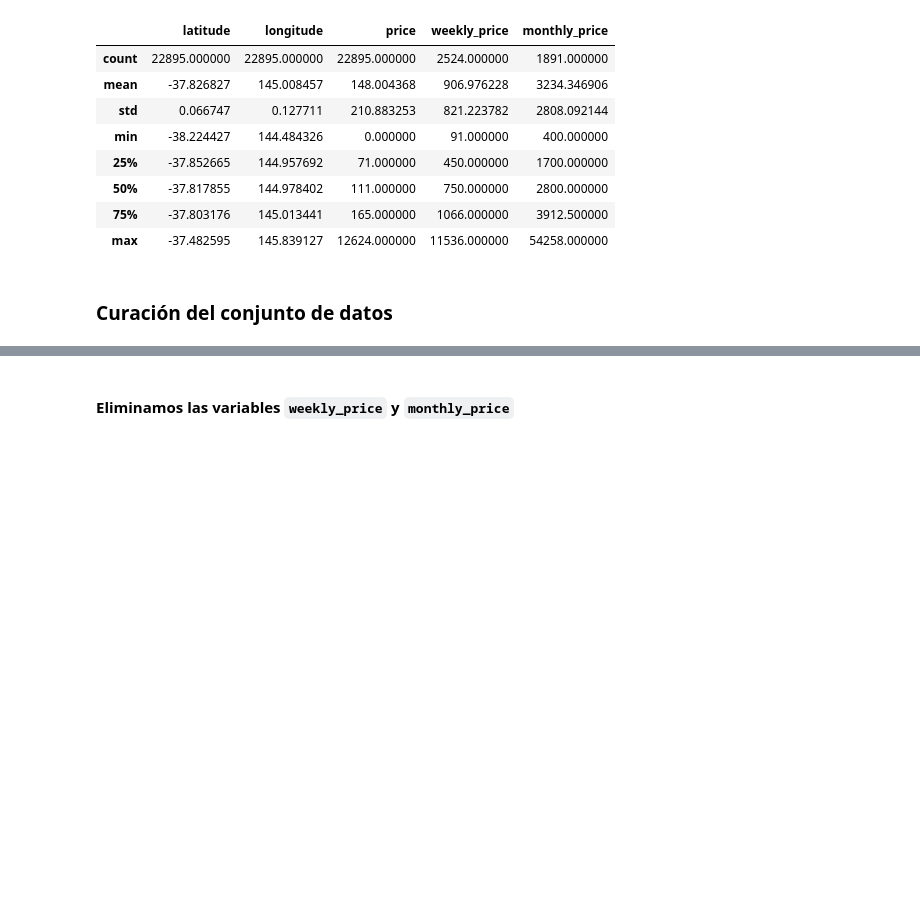
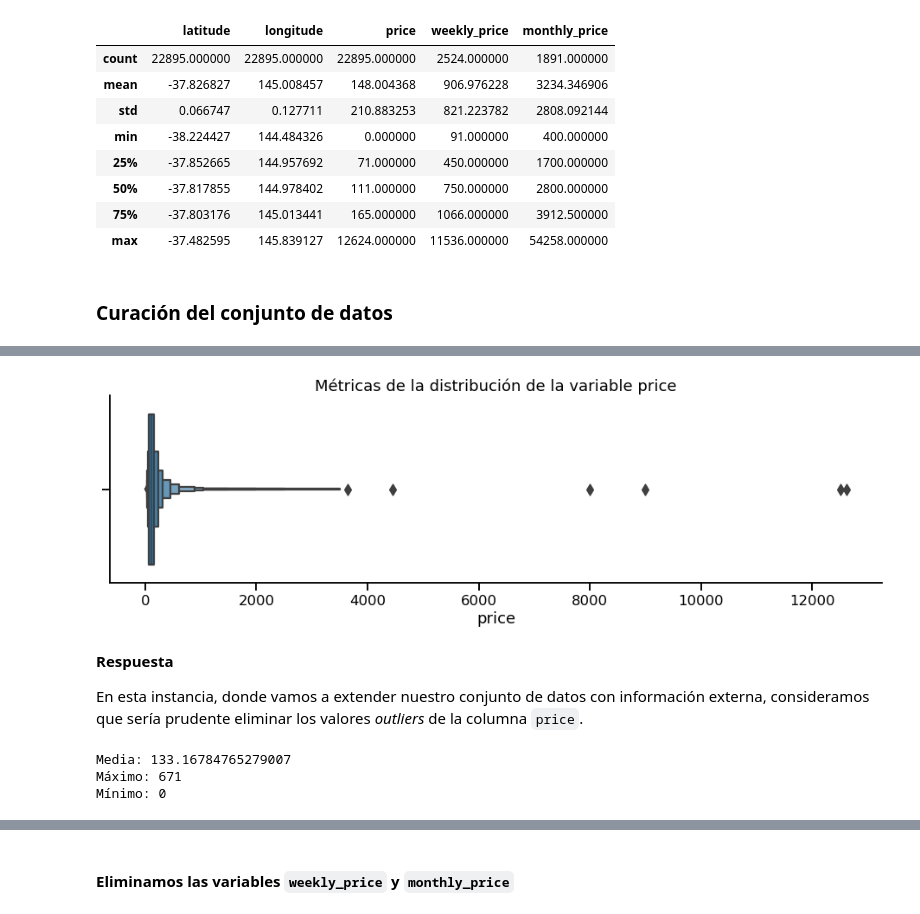
Before and after one commit to mgobbi289/DiploDatos, a Jupyter notebook: AnalisisyCuracion/Entregable_Parte_1.ipynb, the cells around one changed output, grey strips where cells are left out. Saved outputs shown, nothing was run; the diff lists cells and outputs as text; code cells hidden in the pictures; blank space fills up the shorter version.

```diff
--- a/AnalisisyCuracion/Entregable_Parte_1.ipynb
+++ b/AnalisisyCuracion/Entregable_Parte_1.ipynb
@@ -514,0 +536,12 @@ bnb_df = airbnb_df.copy()
+# %%
+plt.figure(figsize=(16, 4))
+plt.title("Métricas de la distribución de la variable price")
+
+sns.boxenplot(x=bnb_df.price)
+sns.despine()
+# %% [output]
+[figure, added]
+# %% [markdown]
+**Respuesta**
+
+En esta instancia, donde vamos a extender nuestro conjunto de datos con información externa, consideramos que sería prudente eliminar los valores *outliers* de la columna `price`.
@@ -514,0 +551,9 @@ bnb_df = airbnb_df.copy()
+# %%
+# Métricas de la distribución de la variable price
+print(f'Media: {bnb_df.price.mean()}')
+print(f'Máximo: {bnb_df.price.max()}')
+print(f'Mínimo: {bnb_df.price.min()}')
+# %% [output]
+Media: 133.16784765279007
+Máximo: 671
+Mínimo: 0
```
Also changed, not shown: parts of 28 cells of this notebook.
